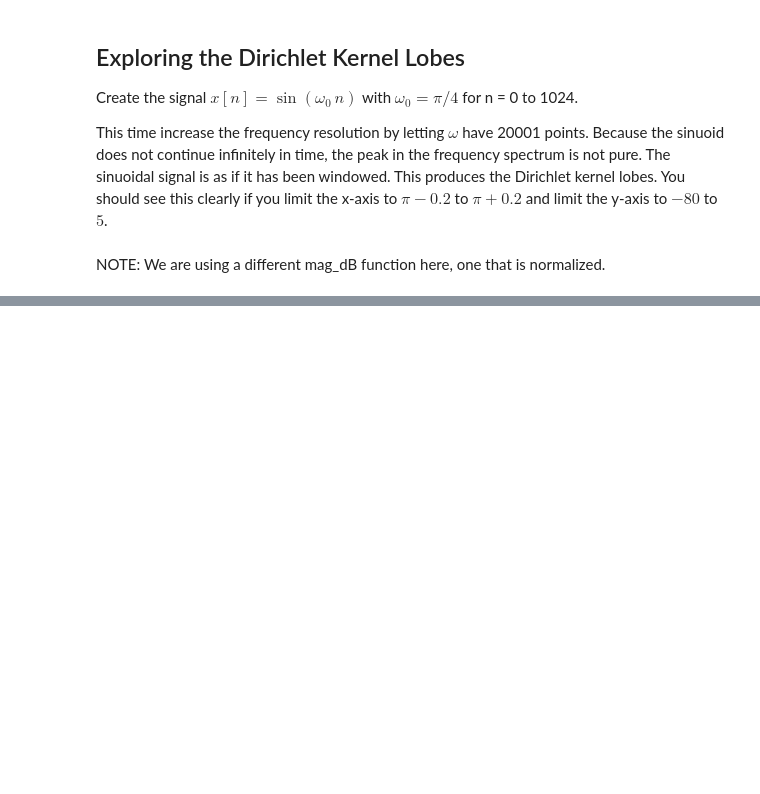
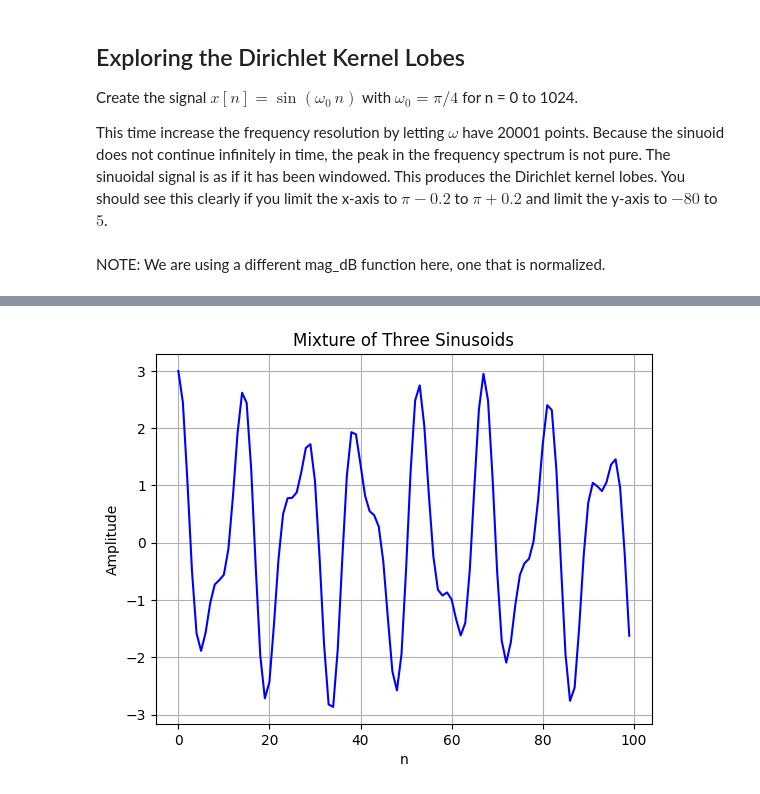
Before and after one commit to mtan0587/DSP, a Jupyter notebook: Discrete-Time Fourier Transform/DTFT.ipynb, the cells around one changed output, grey strips where cells are left out. Drawn from its saved outputs; the diff is of its cells as text; code cells hidden in the pictures; blank space fills up the shorter version.

```diff
--- a/Discrete-Time Fourier Transform/DTFT.ipynb
+++ b/Discrete-Time Fourier Transform/DTFT.ipynb
@@ -182,0 +219,19 @@ plt.grid()
+# %%
+# --- Mixture of Three Sinusoids ---
+np.random.seed()  # Different frequencies each run
+n = np.arange(100)
+w0 = -np.pi + (2 * np.pi) * np.random.rand(3)  # 3 random frequencies
+x1 = np.cos(w0[0] * n)
+x2 = np.cos(w0[1] * n)
+x3 = np.cos(w0[2] * n)
+x = x1 + x2 + x3
+
+plt.figure()
+plt.plot(n, x, 'b', linewidth=1.5)
+plt.title("Mixture of Three Sinusoids")
+plt.xlabel("n")
+plt.ylabel("Amplitude")
+plt.grid()
+plt.show()
+# %% [output]
+[figure, added]
```
Also changed, not shown: parts of 23 cells of this notebook.
